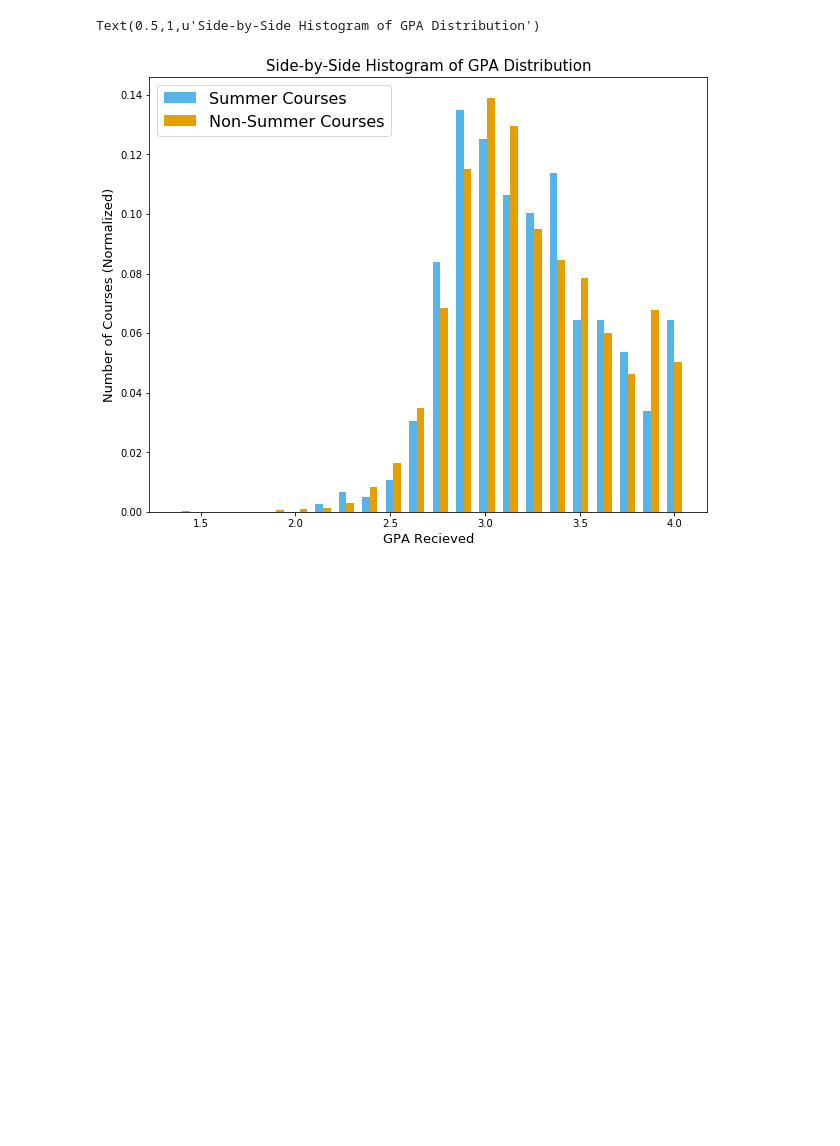
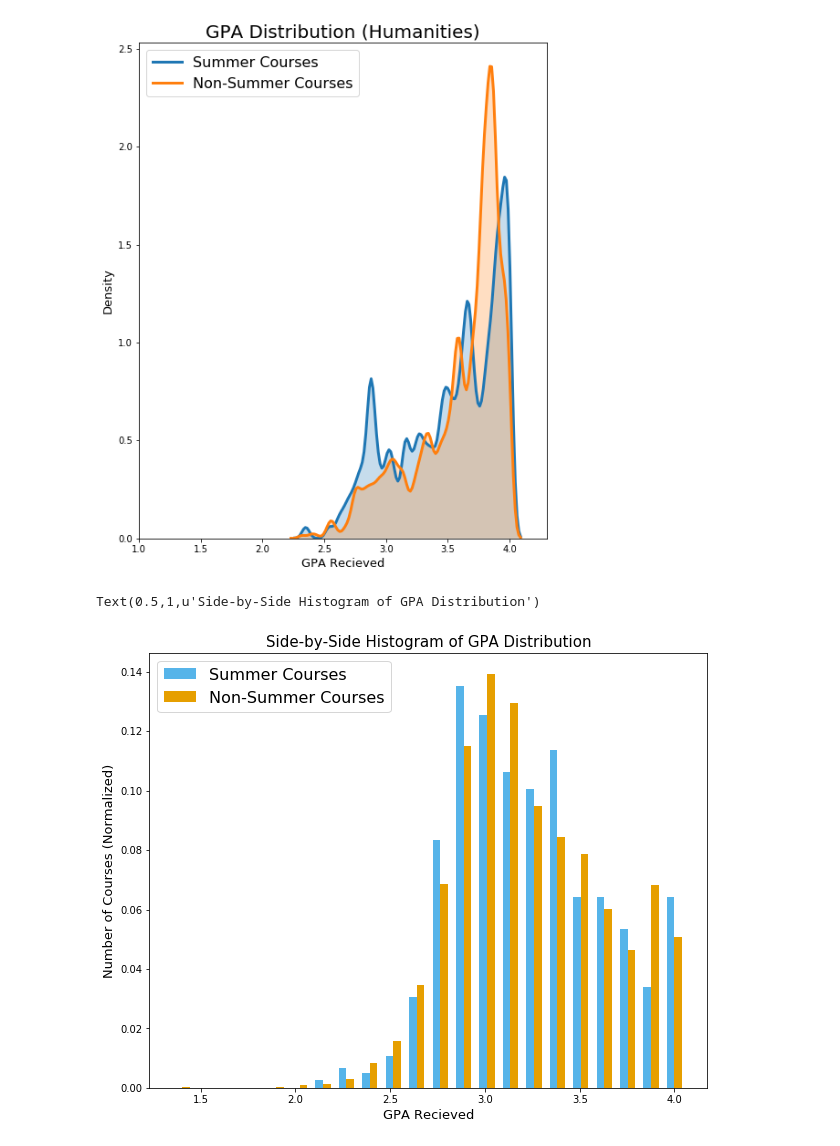
Before and after one commit to alexng1928/ECE143Team6, a Jupyter notebook: GPA Dist and Regression.ipynb, the cells around one changed output. Drawn from its saved outputs; the diff is of its cells as text; code cells hidden in the pictures; blank space fills up the shorter version.

```diff
--- a/GPA Dist and Regression.ipynb
+++ b/GPA Dist and Regression.ipynb
@@ -27,3 +28,31 @@ Text(0,0.5,u'Density')
+# %%
+from analysis_modules import *
+import matplotlib.pyplot as plt
+import seaborn as sns
+import numpy as np
+
+fig=plt.figure(figsize=(8, 10))
+dtf = make_pandas('humanities.txt')
+terms = ['S', 'NS']
+for term in terms:
+    sub = dtf[dtf['Summer?'] == term]
+    if term == 'S':
+        temp = 'Summer Courses'
+    else:
+        temp = 'Non-Summer Courses'
+
+    sns.distplot(sub['GPA Recieved'], hist = False, norm_hist = True,
+               kde_kws = {'shade':True, 'linewidth':3, 'bw': 0.03},
+               label = temp)
+
+plt.legend(prop={'size': 16})
+plt.title('GPA Distribution (Humanities)',fontsize = 20)
+plt.xlabel('GPA Recieved',fontsize=13)
+plt.ylabel('Density',fontsize=13)
+plt.xlim(1.0, 4.3)
+plt.show()
+# %% [output]
+[figure, added]
 # %%
 fig=plt.figure(figsize=(10, 8))
 
```
Also changed, not shown: parts of 3 cells of this notebook.
